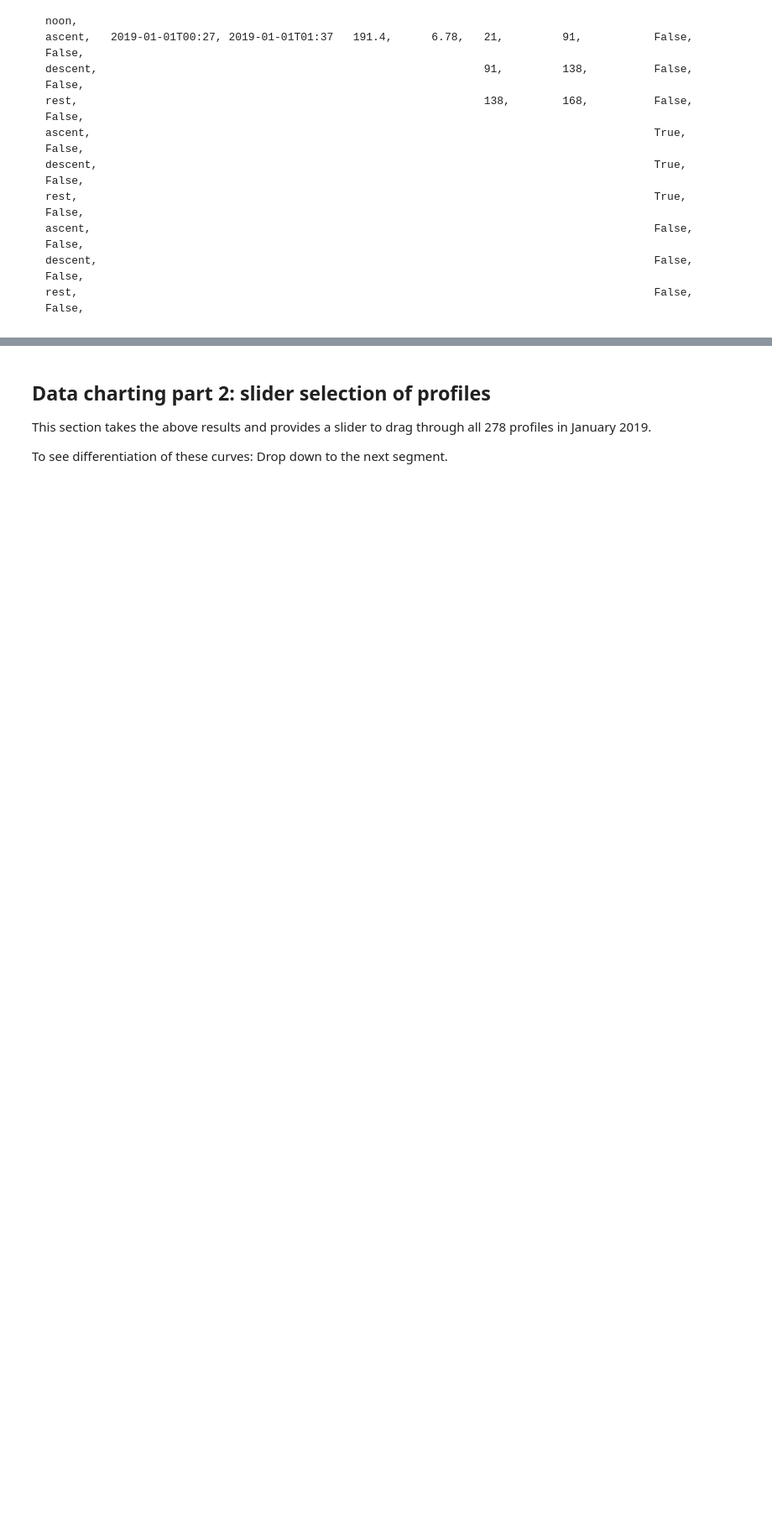
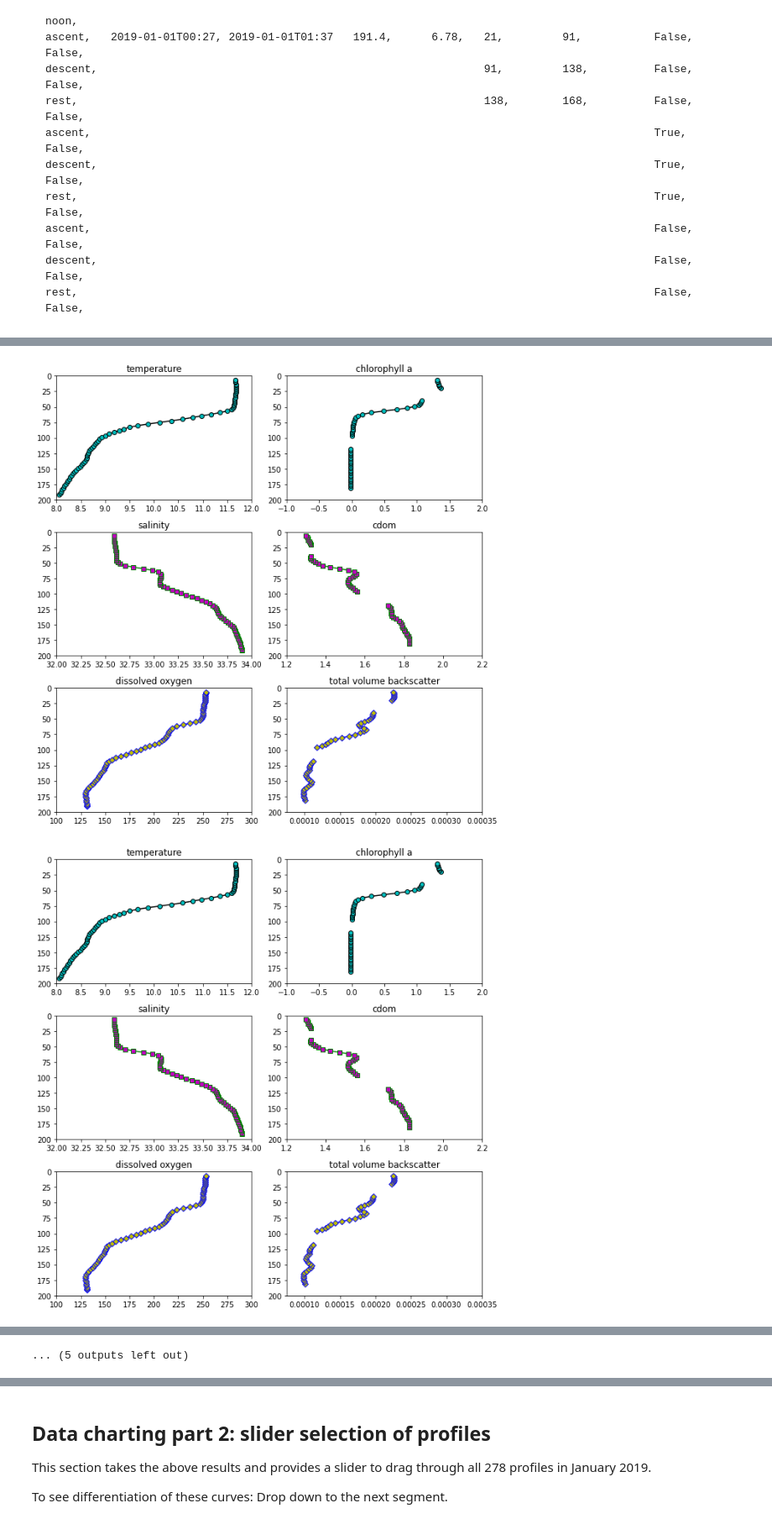
Before and after one commit to lsetiawan/ocean, a Jupyter notebook: Ocean 01 D Photic Zone Reduction.ipynb, the cells around one changed output, grey strips where cells are left out. Shown at 84% size. Cells and saved outputs as stored; diff of their text form; code cells hidden in the pictures; blank space fills up the shorter version.

```diff
--- a/Ocean 01 D Photic Zone Reduction.ipynb
+++ b/Ocean 01 D Photic Zone Reduction.ipynb
@@ -327,0 +340,68 @@ print('...')
+# %%
+def ShowSixCharts(n):
+
+    time0, time1 = dt64(ds_CTD.time[ascent0[n]].data), dt64(ds_CTD.time[ascent1[n]].data)
+    ds_CTD_time_slice = ds_CTD.sel(time=slice(time0, time1))
+    ds_fluor_time_slice = ds_Fluorometer.sel(time=slice(time0, time1))
+
+    ctd_t = ds_CTD_time_slice['seawater_temperature'];       smooth_ctd_t = filter(ctd_t)
+    ctd_s = ds_CTD_time_slice['practical_salinity'];         smooth_ctd_s = filter(ctd_s)
+    ctd_o = ds_CTD_time_slice['corrected_dissolved_oxygen']; smooth_ctd_o = filter(ctd_o)
+
+    ctd_d = ds_CTD_time_slice['seawater_pressure']
+
+    fluor_a = ds_fluor_time_slice['fluorometric_chlorophyll_a'];          smooth_fluor_a = filter(fluor_a)
+    fluor_c = ds_fluor_time_slice['fluorometric_cdom'];                   smooth_fluor_c = filter(fluor_c)
+    fluor_s = ds_fluor_time_slice['total_volume_scattering_coefficient']; smooth_fluor_s = filter(fluor_s)
+
+    fluor_d = ds_fluor_time_slice['int_ctd_pressure']
+
+    temperature_lbound, temperature_ubound           =   8.,        12.
+    salinity_lbound, salinity_ubound                 =  32.,        34.
+    dissolved_oxygen_lbound, dissolved_oxygen_ubound = 100.,       300.
+    chlora_lbound, chlora_ubound                     =  -1.,         2.
+    cdom_lbound, cdom_ubound                         =   1.2,        2.2
+    scatt_lbound, scatt_ubound                       =   0.000075,    .00035
+
+    fig, axs = plt.subplots(3, 2, figsize=(9, 9), tight_layout=True)
+
+    compare_unfiltered = False
+
+    if compare_unfiltered:
+        axs[0][0].plot(ctd_t + 0.5, ctd_d, marker='o', markersize = 6., color='k', markerfacecolor='r')
+        axs[1][0].plot(ctd_s + 0.5, ctd_d, marker='s', markersize = 6., color='g', markerfacecolor='r')
+        axs[2][0].plot(ctd_o + 20., ctd_d, marker='D', markersize = 6., color='b', markerfacecolor='r')
+        axs[0][1].plot(fluor_a + 0.5, fluor_d, marker='o', markersize = 6., color='k', markerfacecolor='r')
+        axs[1][1].plot(fluor_c + 0.5, fluor_d, marker='s', markersize = 6., color='g', markerfacecolor='r')
+        axs[2][1].plot(fluor_s + 20., fluor_d, marker='D', markersize = 6., color='b', markerfacecolor='r')
+
+    axs[0][0].plot(smooth_ctd_t, ctd_d, marker='o', markersize = 6., color='k', markerfacecolor='c')
+    axs[0][0].set(xlim = (temperature_lbound, temperature_ubound), ylim = (200., 0.), title='temperature')
+
+    axs[1][0].plot(smooth_ctd_s, ctd_d, marker='s', markersize = 6., color='g', markerfacecolor='m')
+    axs[1][0].set(xlim = (salinity_lbound, salinity_ubound), ylim = (200., 0.), title='salinity')
+
+    axs[2][0].plot(smooth_ctd_o, ctd_d, marker='D', markersize = 6., color='b', markerfacecolor='y')
+    axs[2][0].set(xlim = (dissolved_oxygen_lbound, dissolved_oxygen_ubound), ylim = (200., 0.), title='dissolved oxygen')
+
+    axs[0][1].plot(smooth_fluor_a, fluor_d, marker='o', markersize = 6., color='k', markerfacecolor='c')
+    axs[0][1].set(xlim = (chlora_lbound, chlora_ubound), ylim = (200., 0.), title='chlorophyll a')
+
+    axs[1][1].plot(smooth_fluor_c, fluor_d, marker='s', markersize = 6., color='g', markerfacecolor='m')
+    axs[1][1].set(xlim = (cdom_lbound, cdom_ubound), ylim = (200., 0.), title='cdom')
+
+    axs[2][1].plot(smooth_fluor_s, fluor_d, marker='D', markersize = 6., color='b', markerfacecolor='y')
+    axs[2][1].set(xlim = (scatt_lbound, scatt_ubound), ylim = (200., 0.), title='total volume backscatter')
+
+    print('profile time range', str(time0)[:16], 'to', str(time1)[:16])
+
+import matplotlib.animation as animation
+Writer = animation.writers['ffmpeg']
+writer = Writer(fps=1, metadata=dict(artist='Rob'), bitrate=1800)
+
+# ShowSixCharts(130)
+
+
+ani = animation.FuncAnimation(fig, ShowSixCharts, frames=15, repeat=True) # frames > 278
+ani.save('osb15.mp4', writer=writer)
+# %% [output]
@@ -327,0 +424,2 @@ print('...')
+[figure, added]
+[figure, added]
@@ -327,0 +435 @@ print('...')
+... (5 outputs left out)
```
Also changed, not shown: parts of 10 cells of this notebook, 2 other files.
